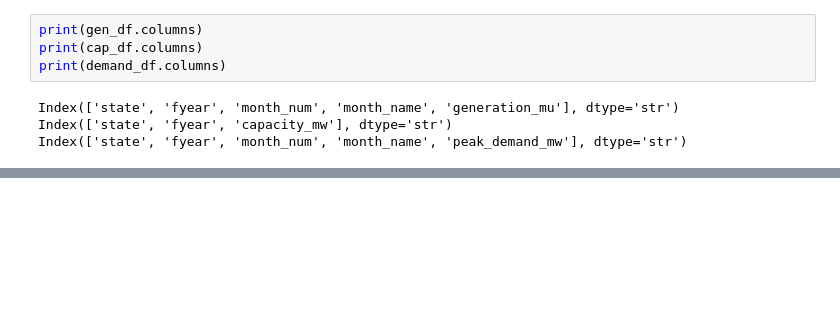
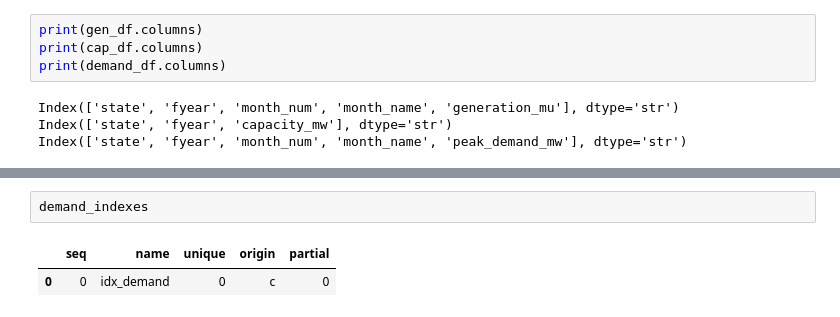
Before and after one commit to marvinminhaz/Solar-Curtailment-Project, a Jupyter notebook: notebooks/data-viz-and-prep.ipynb, the cells around one changed output, grey strips where cells are left out. Drawn from its saved outputs; the diff is of its cells as text; blank space fills up the shorter version.

```diff
--- a/notebooks/data-viz-and-prep.ipynb
+++ b/notebooks/data-viz-and-prep.ipynb
@@ -149,0 +190,5 @@ Index(['state', 'fyear', 'month_num', 'month_name', 'peak_demand_mw'], dtype='st
+# %%
+demand_indexes
+# %% [output]
+|  | seq | name | unique | origin | partial |
+| 0 | 0 | idx_demand | 0 | c | 0 |
```
Also changed, not shown: parts of 6 cells of this notebook, 1 other file.
